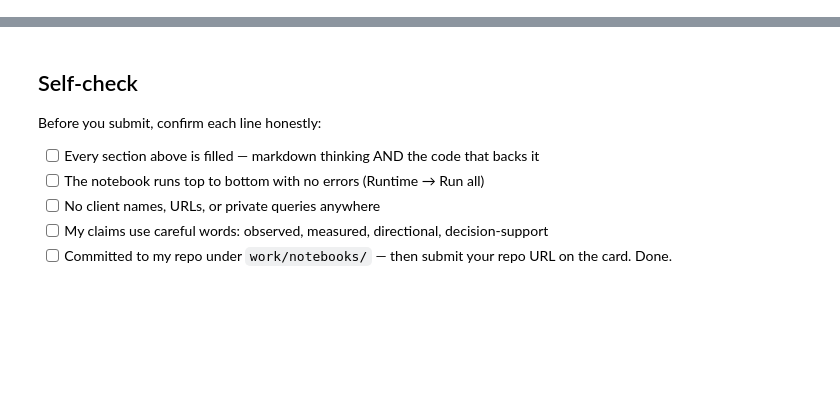
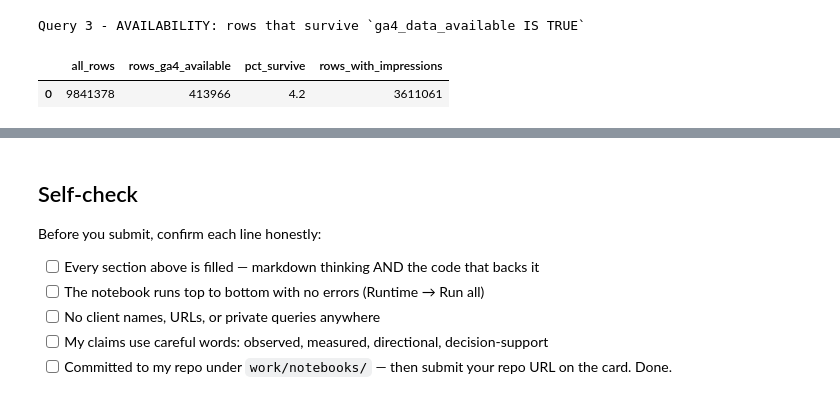
Before and after one commit to MuhammadSulaiman08/FLYRANK-ML-INTERNSHIP, a Jupyter notebook: work/notebooks/w03_data_contract.ipynb, the cells around one changed output, grey strips where cells are left out. Saved outputs shown, nothing was run; the diff lists cells and outputs as text; code cells hidden in the pictures; blank space fills up the shorter version.

```diff
--- a/work/notebooks/w03_data_contract.ipynb
+++ b/work/notebooks/w03_data_contract.ipynb
@@ -36,0 +88,14 @@ This skeleton is yours to fill. Work the sections **in order** — each one has
+# %%
+q3 = con.sql(f"""
+    SELECT COUNT(*) AS all_rows,
+           COUNT(*) FILTER (WHERE ga4_data_available IS TRUE) AS rows_ga4_available,
+           ROUND(100.0 * COUNT(*) FILTER (WHERE ga4_data_available IS TRUE) / COUNT(*), 1) AS pct_survive,
+           COUNT(*) FILTER (WHERE gsc_impressions > 0) AS rows_with_impressions
+    FROM {MONTH}
+""").df()
+print("Query 3 - AVAILABILITY: rows that survive `ga4_data_available IS TRUE`")
+q3
+# %% [output]
+Query 3 - AVAILABILITY: rows that survive `ga4_data_available IS TRUE`
+|  | all_rows | rows_ga4_available | pct_survive | rows_with_impressions |
+| 0 | 9841378 | 413966 | 4.2 | 3611061 |
```
Also changed, not shown: parts of 18 cells of this notebook.
